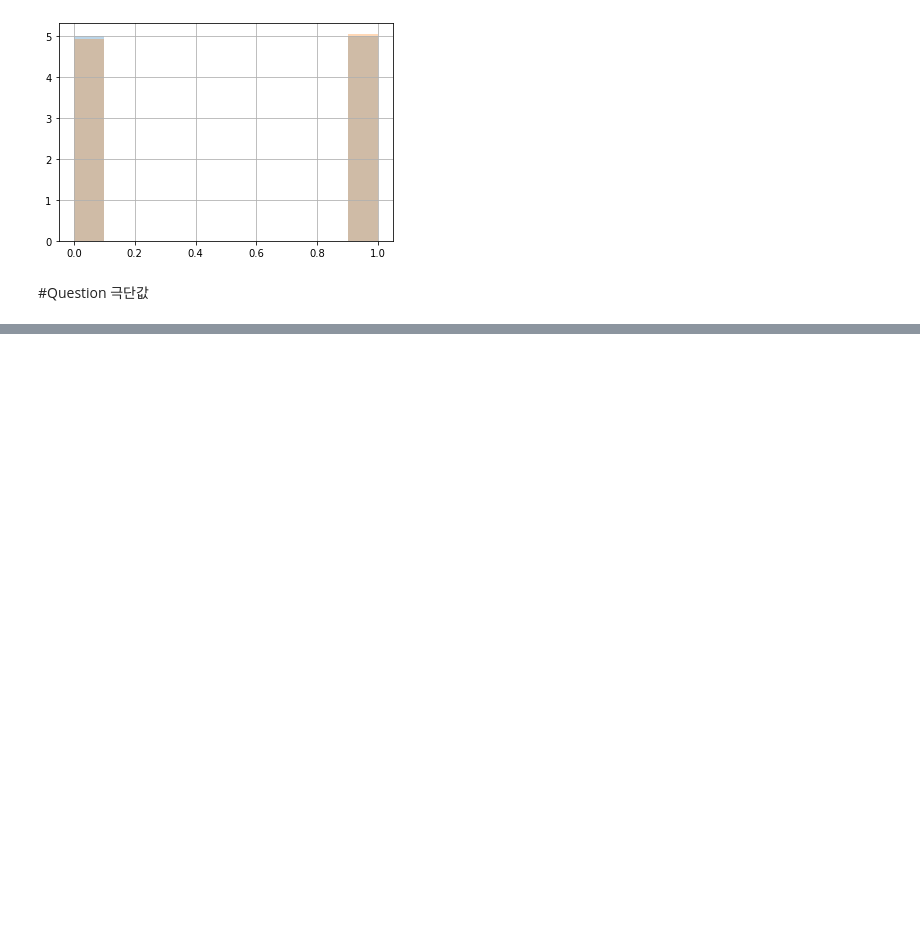
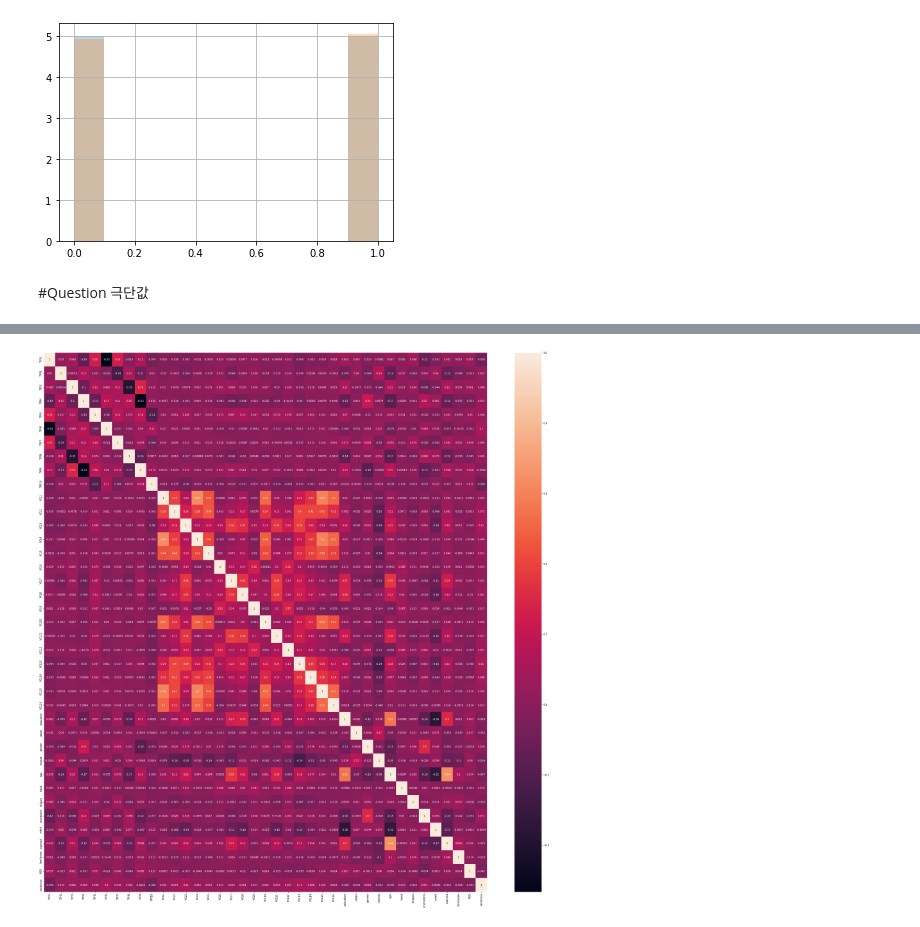
Before and after one commit to hwangsaeyeon/dacon, a Jupyter notebook: other_features.ipynb, the cells around one changed output, grey strips where cells are left out. Cells and saved outputs as stored; diff of their text form; code cells hidden in the pictures; blank space fills up the shorter version.

```diff
--- a/other_features.ipynb
+++ b/other_features.ipynb
@@ -514,0 +761,10 @@ plt.show()
+# %%
+
+plt.figure(figsize=(40,40))
+col = train.columns[30:69]
+sns.heatmap(train.loc[:,col].corr(),
+            annot=True
+            )
+plt.show()
+# %% [output]
+[figure, added]
```
Also changed, not shown: parts of 32 cells of this notebook.
